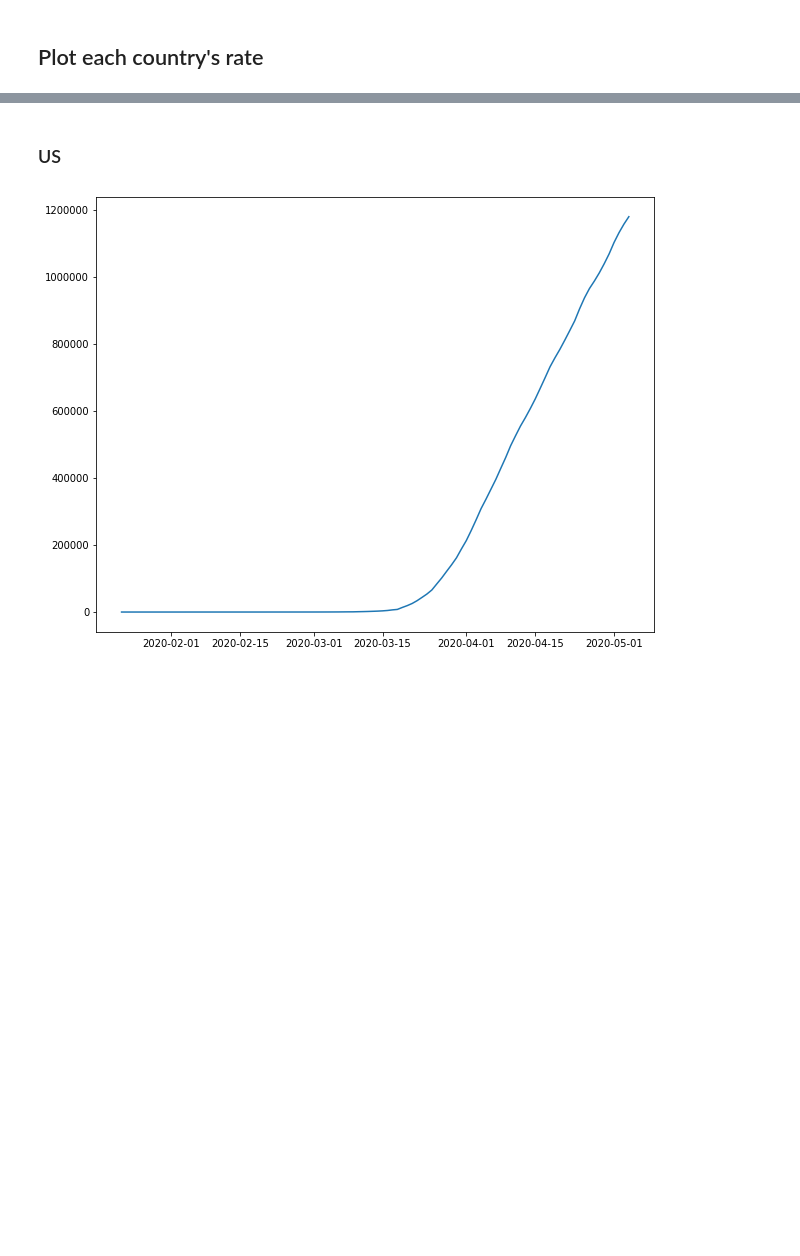
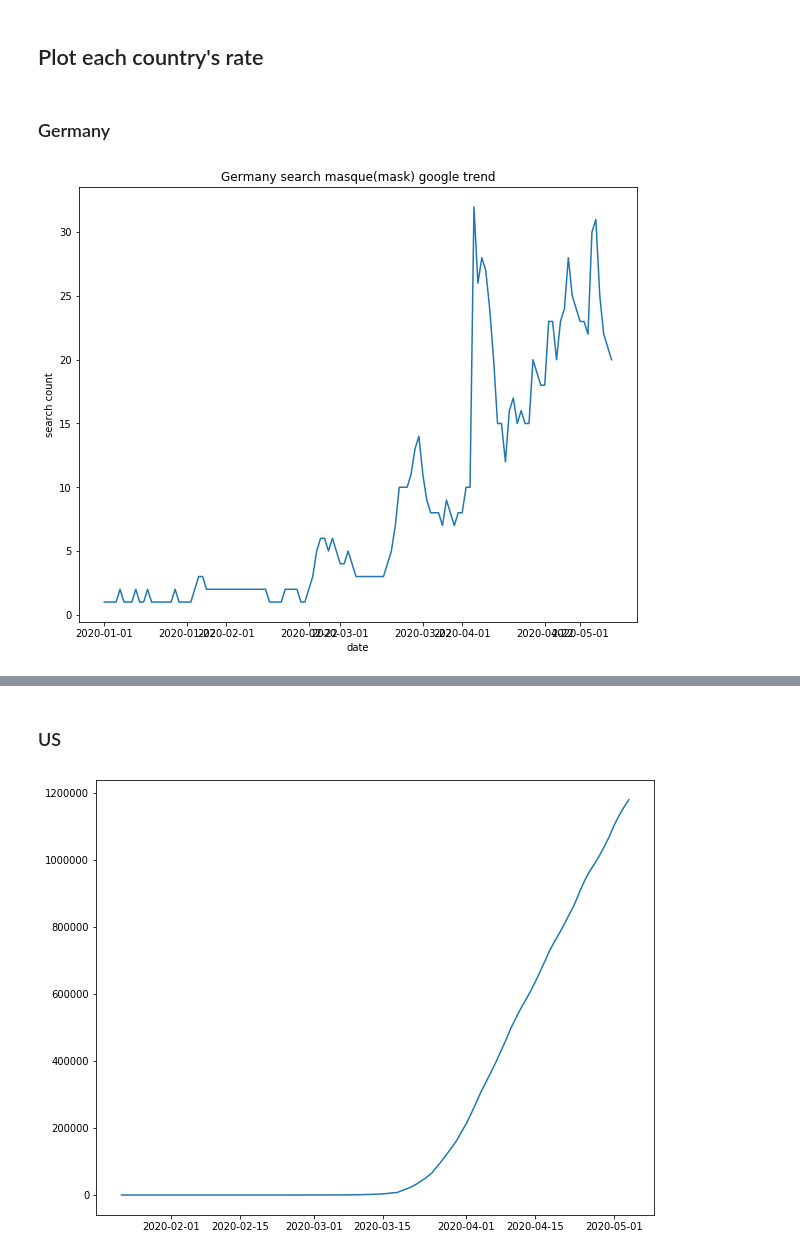
Before and after one commit to cocolin041/final_project_2020Sp, a Jupyter notebook: code.ipynb, the cells around one changed output, grey strips where cells are left out. Saved outputs shown, nothing was run; the diff lists cells and outputs as text; code cells hidden in the pictures; blank space fills up the shorter version.

Commit message:
Add mask hypothesis analysis

```diff
--- a/code.ipynb
+++ b/code.ipynb
@@ -13,3 +24,12 @@ data['ObservationDate'] = pd.to_datetime(data['ObservationDate'])
+# %%
+# Read Data
+data = pd.read_csv('./data/covid_19_data.csv')
+# convert string into date
+data['ObservationDate'] = pd.to_datetime(data['ObservationDate'])
+world_mask = pd.read_csv('./data/world_mask.csv')
+world_mask['天'] = pd.to_datetime(world_mask['天'])
+italy_mask = pd.read_csv('./data/italy_mask.csv')
+italy_mask['天'] = pd.to_datetime(italy_mask['天'])
 # %%
 def combine_state(country):
     """
@@ -131,0 +104,3 @@ def calculate_become_flatten_date(country, outbreak_date):
+# %%
+germany_mask = world_mask[['天', 'masque: (法國)']]
+korea_mask = world_mask[['天', '마스크: (南韓)']]
@@ -132,2 +142,13 @@ def calculate_become_flatten_date(country, outbreak_date):
 # %% [markdown]
 ## Plot each country's rate
+# %% [markdown]
+### Germany
+# %%
+plt.figure(figsize=(10, 8))
+plt.plot(germany_mask['天'], germany_mask['masque: (法國)'])
+plt.title('Germany search masque(mask) google trend')
+plt.xlabel('date')
+plt.ylabel('search count')
+plt.show()
+# %% [output]
+[figure, added]
```
Also changed, not shown: parts of 23 cells of this notebook, 20 other files.
